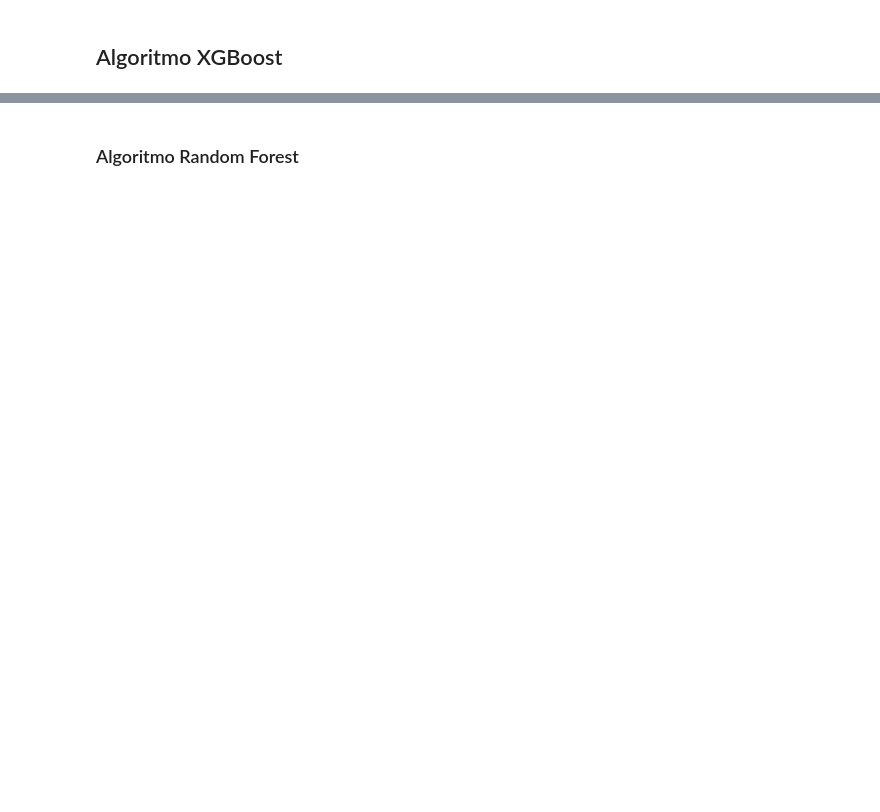
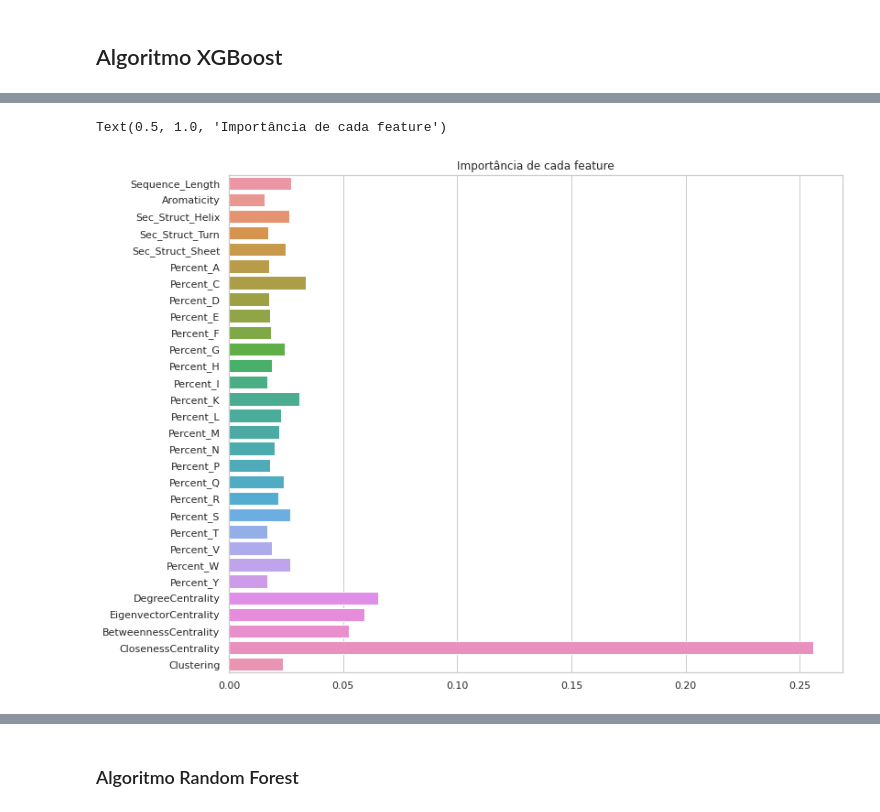
Before and after one commit to JessicaIta/sequence-protein-features, a Jupyter notebook: xgboost-algorithm.ipynb, the cells around one changed output, grey strips where cells are left out. Saved outputs shown, nothing was run; the diff lists cells and outputs as text; code cells hidden in the pictures; blank space fills up the shorter version.

```diff
--- a/xgboost-algorithm.ipynb
+++ b/xgboost-algorithm.ipynb
@@ -260,7 +259,8 @@ dtype: int64
 # %% [markdown]
 ## Algoritmo XGBoost
 # %%
-xgbc = XGBClassifier(n_estimators=200, random_state=7)
+xgbc = XGBClassifier(n_estimators=300, max_depth=8, booster= 'gbtree',
+                     verbosity=2, random_state = seed)
 
 # Training the XGB classifier
 xgbc.fit(X_train_sample, y_train_sample)
@@ -279,3 +296,14 @@ XGBClassifier(base_score=None, booster=None, callbacks=None,
+# %%
+# Verificando a importância das features
+
+plt.rcParams['figure.figsize'] = (12,10)
+
+importances = pd.Series(data=xgbc.feature_importances_, index=X_train.columns.values)
+
+sns.barplot(x=importances, y=importances.index, orient='h').set_title('Importância de cada feature')
+# %% [output]
+Text(0.5, 1.0, 'Importância de cada feature')
+[figure, added]
 # %%
 # Validação cruzada
 validacao_cruzada(xgbc, X_train, y_train, True, sample)
```
Also changed, not shown: parts of 13 cells of this notebook, 2 other files.
